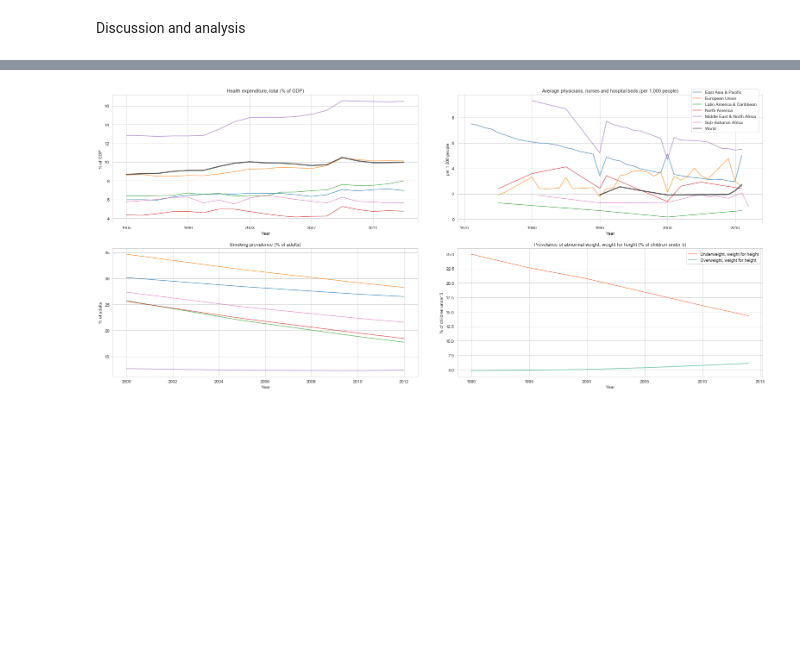
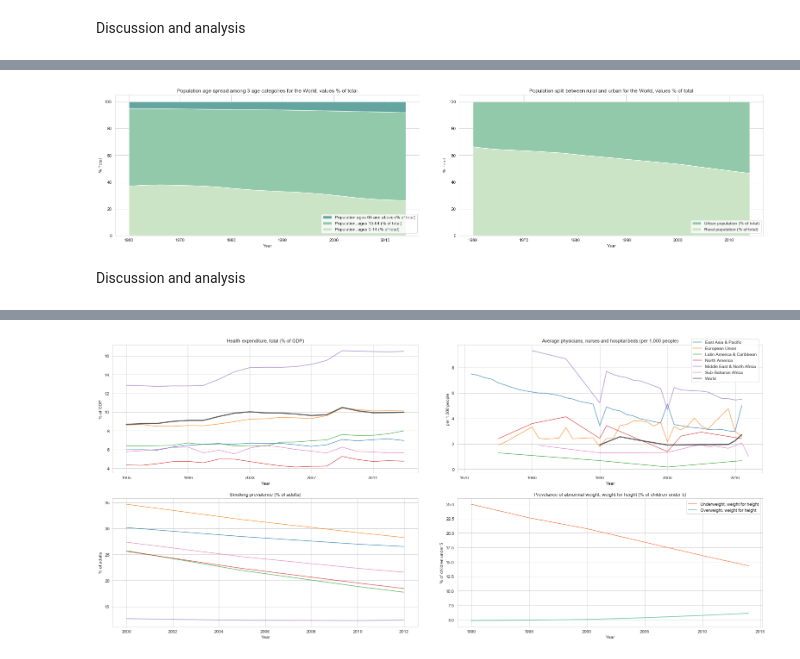
Before and after one commit to jackdog994/my-work, a Jupyter notebook: Data Visualisations/World Development Indicators/World Development Indicators.ipynb, the cells around one changed output, grey strips where cells are left out. Cells and saved outputs as stored; diff of their text form; code cells hidden in the pictures; blank space fills up the shorter version.

```diff
--- a/Data Visualisations/World Development Indicators/World Development Indicators.ipynb
+++ b/Data Visualisations/World Development Indicators/World Development Indicators.ipynb
@@ -246,0 +196,32 @@ Discussion and analysis
+# %%
+#Creating the subplots objects to graph on to
+fig, axes = plt.subplots(nrows=1, ncols=2, figsize = (27,6),gridspec_kw={'wspace':0.13})
+
+#Labels for our data
+agelabels = ['Population, ages 0-14 (% of total)','Population, ages 15-64 (% of total)','Population ages 65 and above (% of total)']
+#Creating the stackplot
+axes[0].stackplot(xage,yage,labels=agelabels,colors=sns.cubehelix_palette(6, start=.5, rot=-.65))
+#Setting graph title
+axes[0].set_title('Population age spread among 3 age categories for the World, values % of total')
+#Setting graph legend
+handles, labels = axes[0].get_legend_handles_labels()
+axes[0].legend(handles[::-1],labels[::-1],loc=4)
+
+#Labels for our data
+loclabels = ['Rural population (% of total)', 'Urban population (% of total)']
+#Creating the stackplot
+axes[1].stackplot(xloc,yloc,labels=loclabels,colors=sns.cubehelix_palette(6, start=.5, rot=-.65))
+#Setting graph title
+axes[1].set_title('Population split between rural and urban for the World, values % of total')
+#Setting graph legend
+handles, labels = axes[1].get_legend_handles_labels()
+axes[1].legend(handles[::-1],labels[::-1],loc=4)
+
+#Setting axis titles
+for ax in axes:
+    ax.set_xlabel('Year')
+    ax.set_ylabel('% Total')
+# %% [output]
+[figure, added]
+# %% [markdown]
+Discussion and analysis
```
Also changed, not shown: parts of 121 cells of this notebook.
